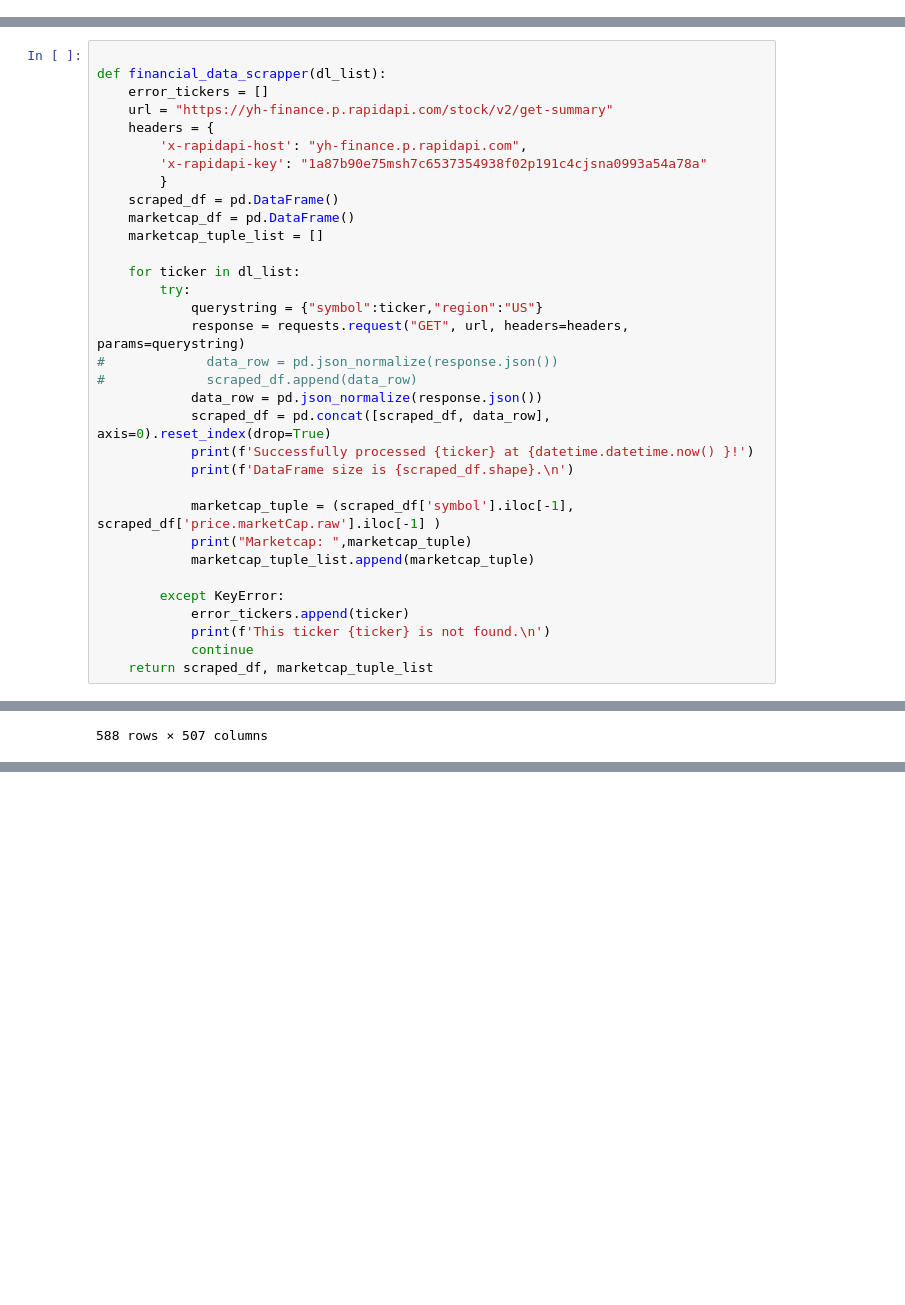
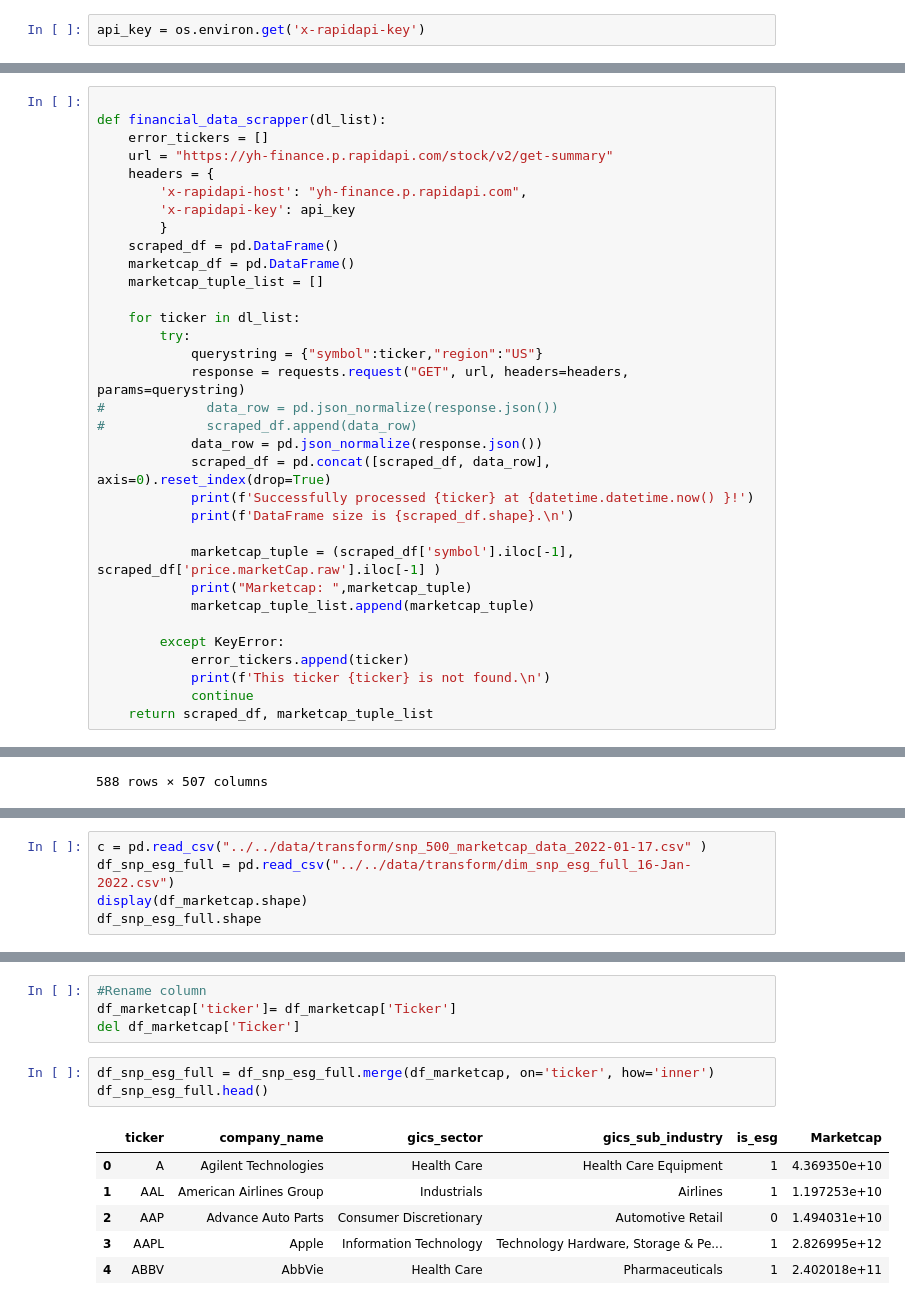
Before and after one commit to cjj1120/ESG_responsible_investment, a Jupyter notebook: work/notebook/ETL/snp500_financial_marketcap_rapidAPI.ipynb, the cells around one changed output, grey strips where cells are left out. Saved outputs shown, nothing was run; the diff lists cells and outputs as text; blank space fills up the shorter version.

Commit message:
cjj/merge marketcap data

```diff
--- a/work/notebook/ETL/snp500_financial_marketcap_rapidAPI.ipynb
+++ b/work/notebook/ETL/snp500_financial_marketcap_rapidAPI.ipynb
@@ -19,0 +17,2 @@ NameError: name 'pandas' is not defined
+# %%
+api_key = os.environ.get('x-rapidapi-key')
@@ -55,7 +64,7 @@ def financial_data_scrapper(dl_list):
     url = "https://yh-finance.p.rapidapi.com/stock/v2/get-summary"
     headers = {
         'x-rapidapi-host': "yh-finance.p.rapidapi.com",
-        'x-rapidapi-key': "1a87b90e75msh7c6537354938f02p191c4cjsna0993a54a78a"
+        'x-rapidapi-key': api_key
         }
     scraped_df = pd.DataFrame()
     marketcap_df = pd.DataFrame()
@@ -154,0 +166,5 @@ df.T
+# %%
+c = pd.read_csv("../../data/transform/snp_500_marketcap_data_2022-01-17.csv" )
+df_snp_esg_full = pd.read_csv("../../data/transform/dim_snp_esg_full_16-Jan-2022.csv")
+display(df_marketcap.shape)
+df_snp_esg_full.shape
@@ -154,0 +174,14 @@ df.T
+# %%
+#Rename column
+df_marketcap['ticker']= df_marketcap['Ticker']
+del df_marketcap['Ticker']
+# %%
+df_snp_esg_full = df_snp_esg_full.merge(df_marketcap, on='ticker', how='inner')
+df_snp_esg_full.head()
+# %% [output]
+|  | ticker | company_name | gics_sector | gics_sub_industry | is_esg | Marketcap |
+| 0 | A | Agilent Technologies | Health Care | Health Care Equipment | 1 | 4.369350e+10 |
+| 1 | AAL | American Airlines Group | Industrials | Airlines | 1 | 1.197253e+10 |
+| 2 | AAP | Advance Auto Parts | Consumer Discretionary | Automotive Retail | 0 | 1.494031e+10 |
+| 3 | AAPL | Apple | Information Technology | Technology Hardware, Storage & Pe... | 1 | 2.826995e+12 |
+| 4 | ABBV | AbbVie | Health Care | Pharmaceuticals | 1 | 2.402018e+11 |
```
Also changed, not shown: parts of 9 cells of this notebook, 3 other files.
